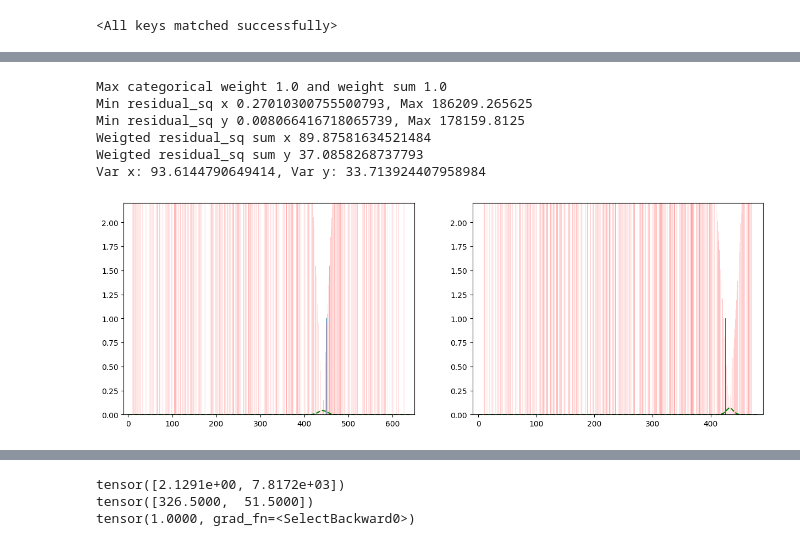
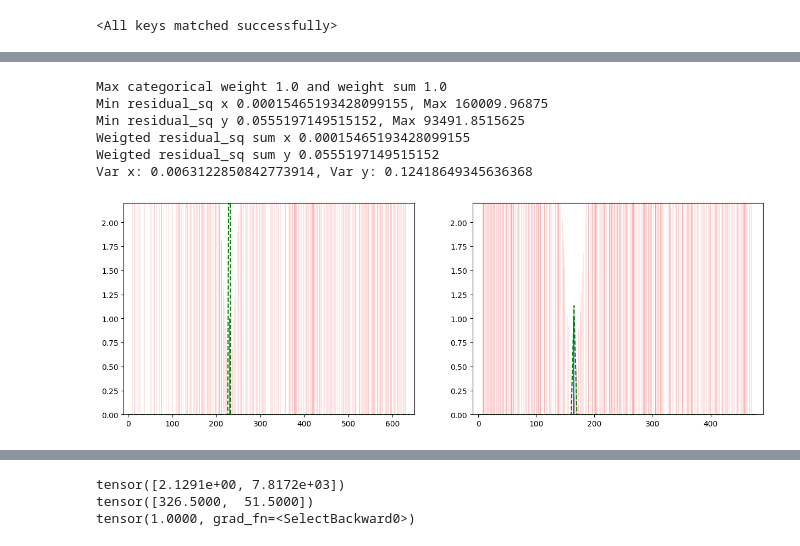
Before and after one commit to HLrwth/glue-factory, a Jupyter notebook: scripts/vis.ipynb, the cells around one changed output, grey strips where cells are left out. Cells and saved outputs as stored; diff of their text form; code cells hidden in the pictures.

```diff
--- a/scripts/vis.ipynb
+++ b/scripts/vis.ipynb
@@ -135,15 +135,15 @@ def plot_p_and_var(tmp_n, kps_tgt, proj, r_square, p_tgt_src, log_var, w = 640,
     ax1.plot(w_x, w_y, 'g--')
     ax2.plot(h_x, h_y, 'g--')
 # %%
-plot_p_and_var(0, pred['keypoints1'], pred['gt_proj_0to1'], pred['gt_res0_1_sq'], pred['p_rp_01'], pred['logvar_01'])
+plot_p_and_var(10, pred['keypoints1'], pred['gt_proj_0to1'], pred['gt_res0_1_sq'], pred['p_rp_01'], pred['logvar_01'])
 # %% [output]
 Max categorical weight 1.0 and weight sum 1.0
-Min residual_sq x 0.27010300755500793, Max 186209.265625
-Min residual_sq y 0.008066416718065739, Max 178159.8125
-Weigted residual_sq sum x 89.87581634521484
-Weigted residual_sq sum y 37.0858268737793
-Var x: 93.6144790649414, Var y: 33.713924407958984
+Min residual_sq x 0.00015465193428099155, Max 160009.96875
+Min residual_sq y 0.0555197149515152, Max 93491.8515625
+Weigted residual_sq sum x 0.00015465193428099155
+Weigted residual_sq sum y 0.0555197149515152
+Var x: 0.0063122850842773914, Var y: 0.12418649345636368
-[figure, old version]
+[figure, new version]
 # %%
 p_idx_01_of_N = torch.argmax(pred['p_rp_01'][0][0])
 res_of_N = pred['gt_res0_1_sq'][0][0][p_idx_01_of_N]
```
Also changed, not shown: parts of 5 cells of this notebook, 4 other files.
